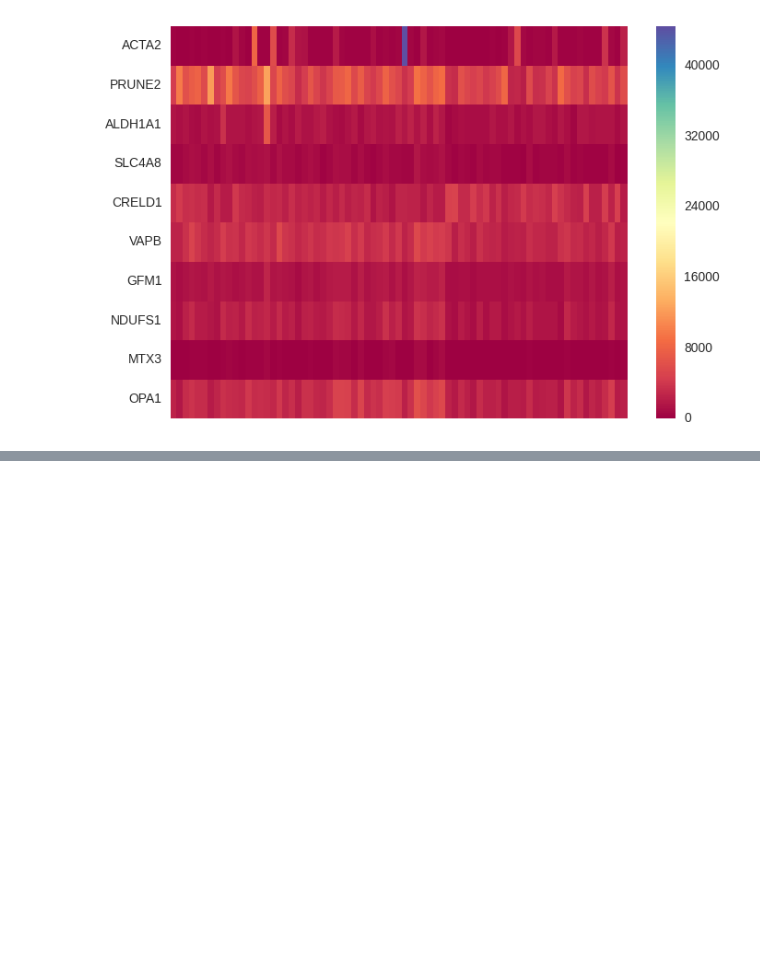
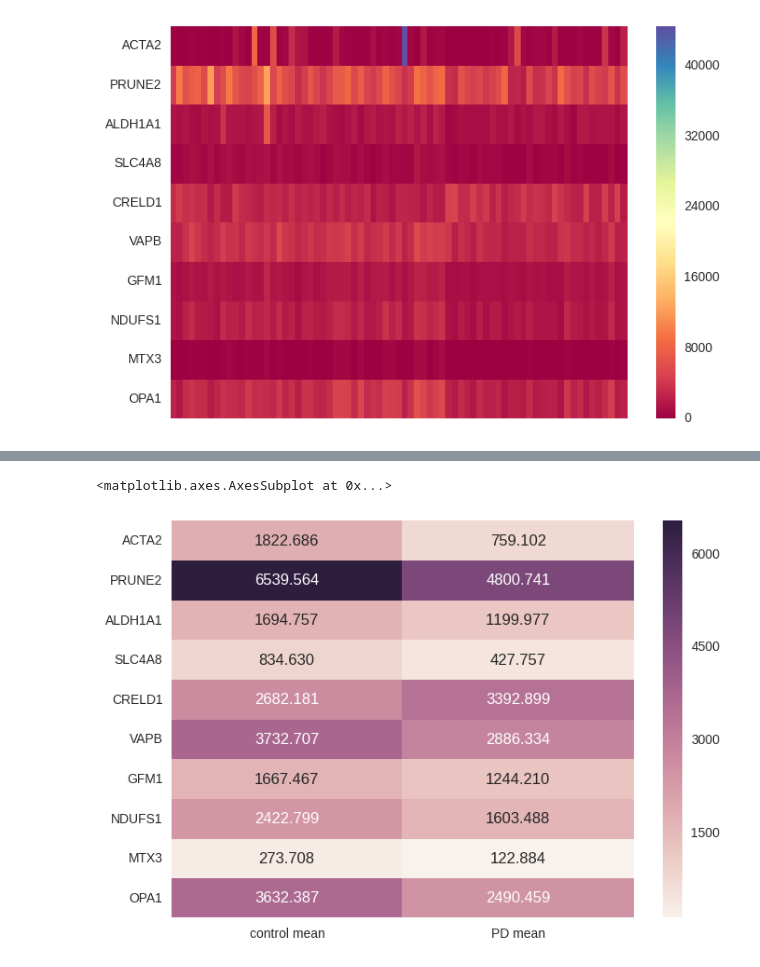
Before and after one commit to J-Wengler/winter-internship-2017, a Jupyter notebook: src/Heatmap of Normalized Counts.ipynb, the cells around one changed output, grey strips where cells are left out. Saved outputs shown, nothing was run; the diff lists cells and outputs as text; code cells hidden in the pictures; blank space fills up the shorter version.

```diff
--- a/src/Heatmap of Normalized Counts.ipynb
+++ b/src/Heatmap of Normalized Counts.ipynb
@@ -25,0 +35,9 @@ sns.heatmap(intersectGenesNormCounts.ix[:,2:], yticklabels=list(intersectGenesNo
+# %%
+# Declare the variable that stores the mean of controls and mean of Parkinson's disease samples
+meanCont = intersectGenesNormCounts.ix[:,2:46].mean(axis=1)
+meanPD = intersectGenesNormCounts.ix[:,46:].mean(axis=1)
+
+# Generate table from the mean of the controls and Parkinson's disease samples
+meanTable = pd.DataFrame({'symbol': intersectGenesNormCounts['symbol'], 'control mean' : meanCont,
+                          'PD mean': meanPD, 'ratio': meanPD/meanCont})
+meanTable[['symbol', 'control mean', 'PD mean', 'ratio']].reset_index(drop=True)
@@ -26 +56,7 @@ sns.heatmap(intersectGenesNormCounts.ix[:,2:], yticklabels=list(intersectGenesNo
+# %%
+# Generate the heatmap for the mean of controls and mean of Parkinson's disease samples
+sns.heatmap(meanTable[['control mean', 'PD mean']], yticklabels=list(meanTable['symbol']), annot=True, fmt='.3f')
+# %% [output]
+<matplotlib.axes.AxesSubplot at 0x...>
+[figure, added]
 # %%
```
Also changed, not shown: parts of 13 cells of this notebook.
